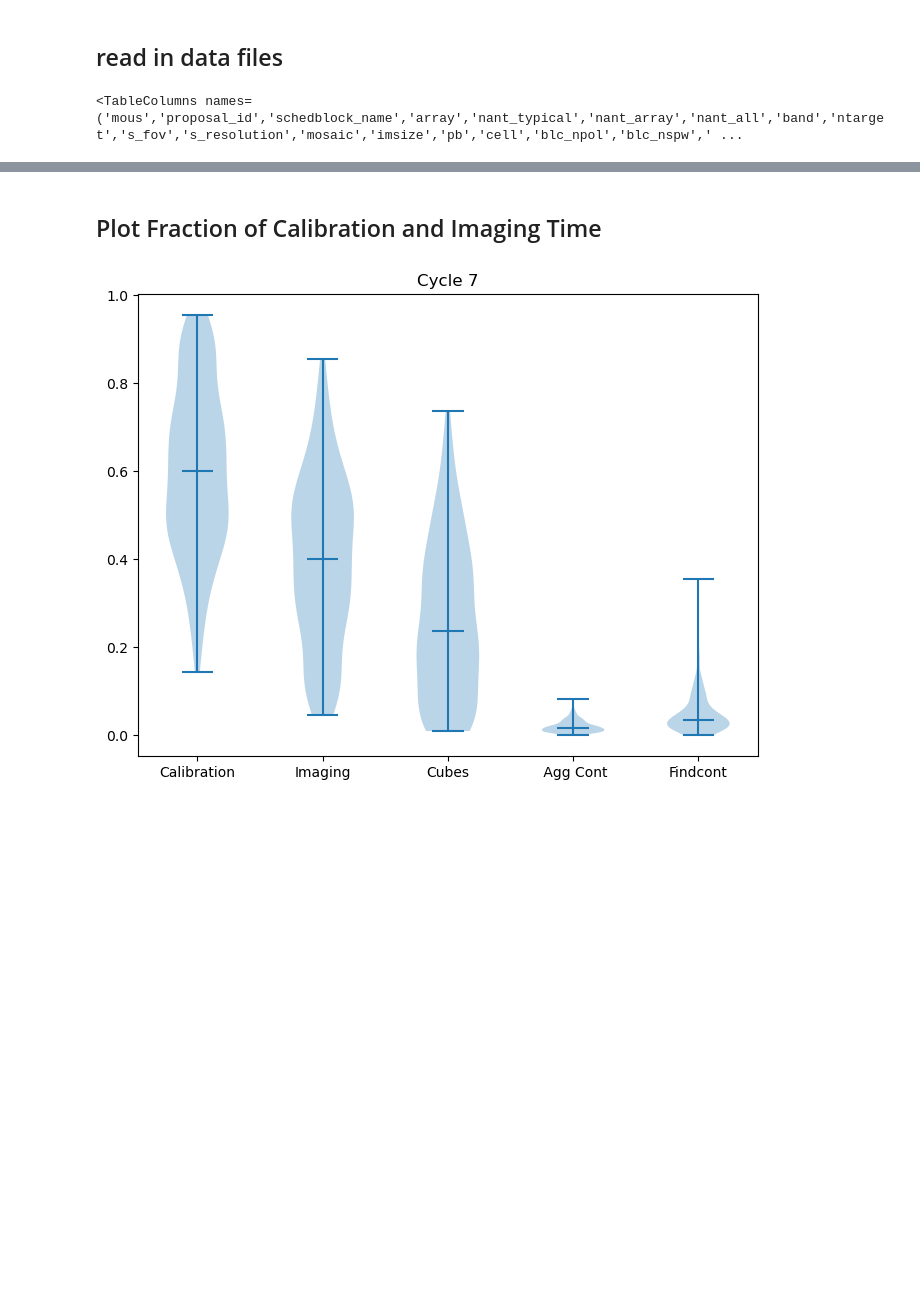
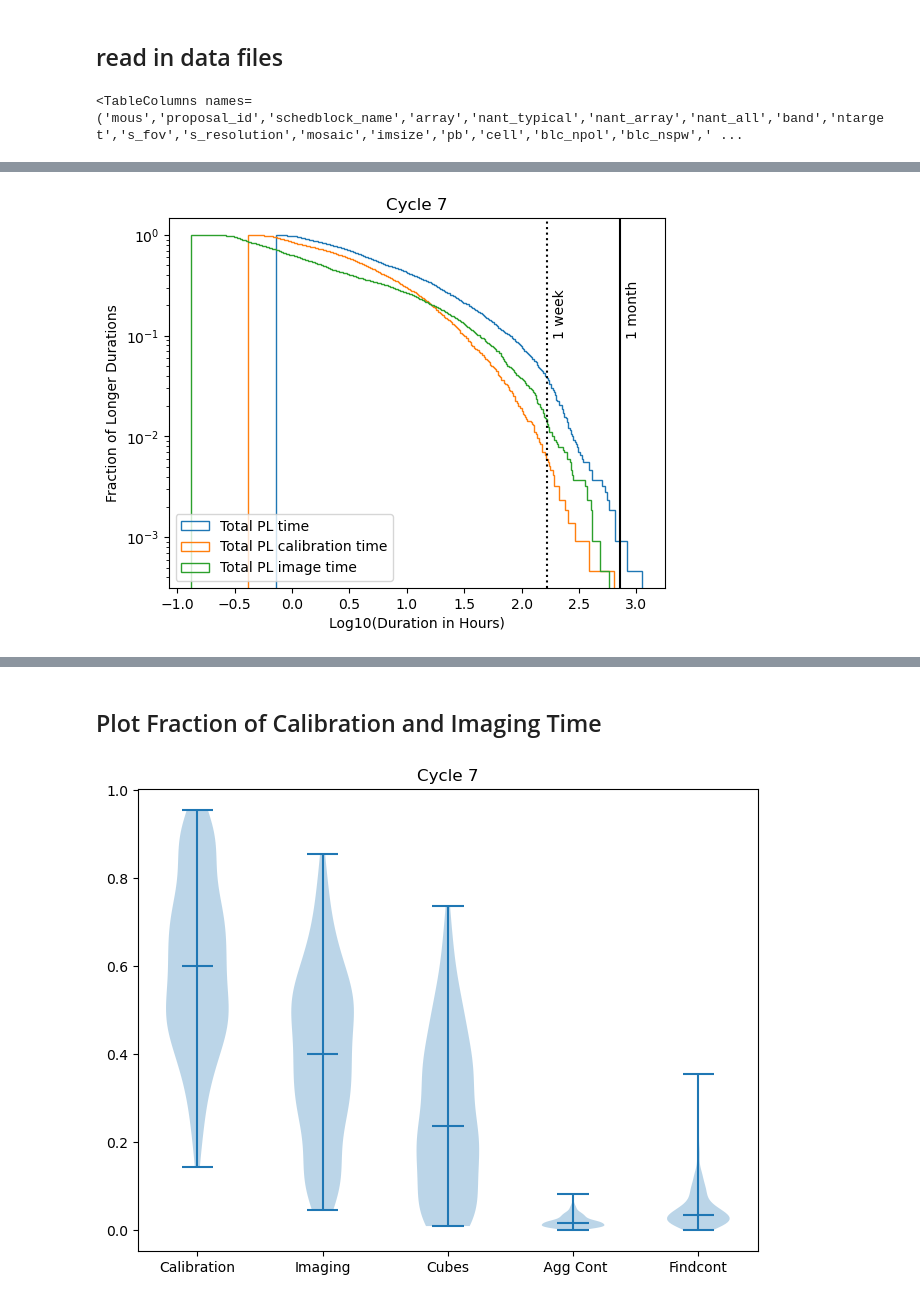
Before and after one commit to aakepley/big-cubes, a Jupyter notebook: PL_CASA_Timing_Breakdown.ipynb, the cells around one changed output, grey strips where cells are left out. Cells and saved outputs as stored; diff of their text form; code cells hidden in the pictures; blank space fills up the shorter version.

```diff
--- a/PL_CASA_Timing_Breakdown.ipynb
+++ b/PL_CASA_Timing_Breakdown.ipynb
@@ -109,0 +67,6 @@ casa_cycle7['importasdm']
+# %%
+reload(parse_logs)
+idx = (wsu_cycle7['procedure'] == 'hifa_calimage') | (wsu_cycle7['procedure'] == 'hifa_calimage_renorm')
+parse_logs.plot_timedist(wsu_cycle7[idx],plot_title='Cycle 7',figname='plots_pl/pl_duration_distribution_cycle7.png')
+# %% [output]
+[figure, added]
```
Also changed, not shown: parts of 45 cells of this notebook, 1 other file.
